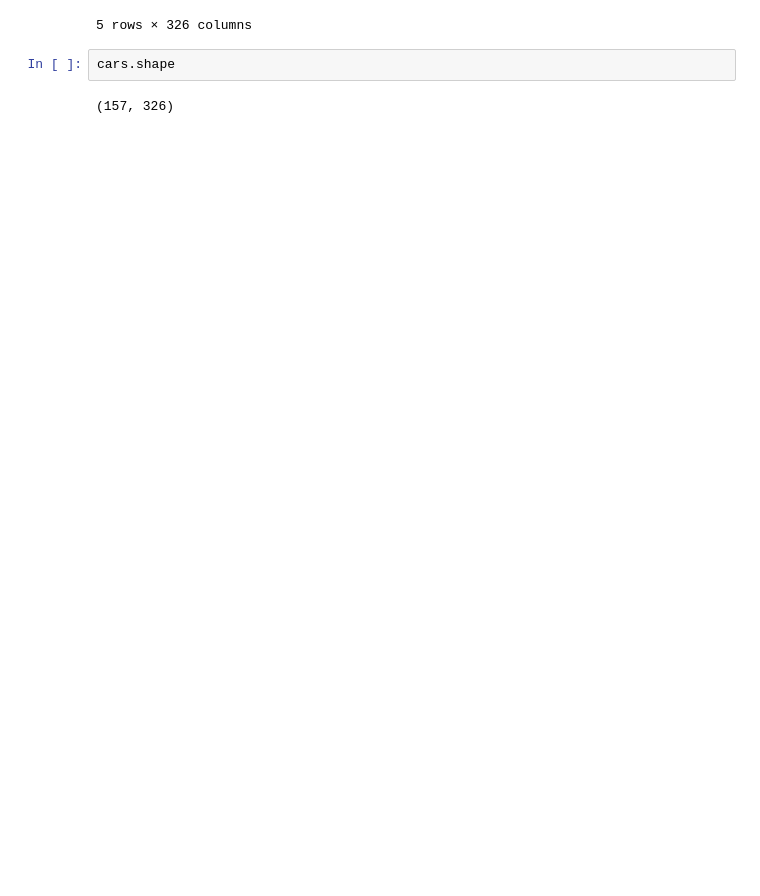
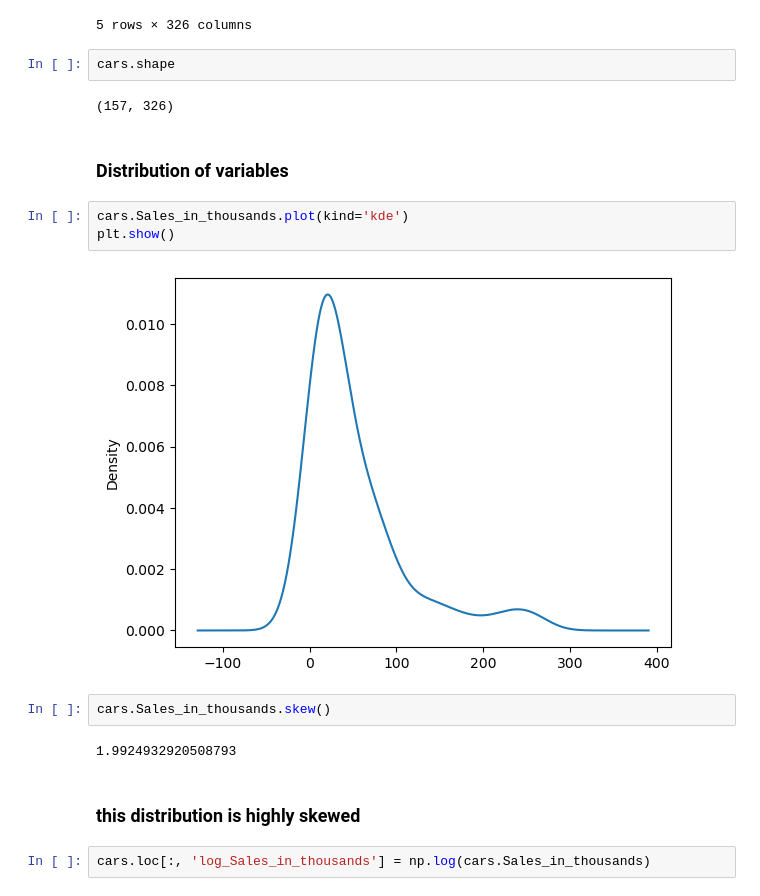
Before and after one commit to kroopeshrajput/Linear_regression_OLS_Car_sales, a Jupyter notebook: OLS Car sales.ipynb, the cells around one changed output. Drawn from its saved outputs; the diff is of its cells as text; blank space fills up the shorter version.

Commit message:
starting with variable selection

```diff
--- a/OLS Car sales.ipynb
+++ b/OLS Car sales.ipynb
@@ -273,3 +273,18 @@ cars.head()
 cars.shape
 # %% [output]
 (157, 326)
+# %% [markdown]
+### Distribution of variables
+# %%
+cars.Sales_in_thousands.plot(kind='kde')
+plt.show()
+# %% [output]
+[figure, added]
+# %%
+cars.Sales_in_thousands.skew()
+# %% [output]
+1.9924932920508793
+# %% [markdown]
+### this distribution is highly skewed
+# %%
+cars.loc[:, 'log_Sales_in_thousands'] = np.log(cars.Sales_in_thousands)
```
Also changed, not shown: parts of 9 cells of this notebook.
